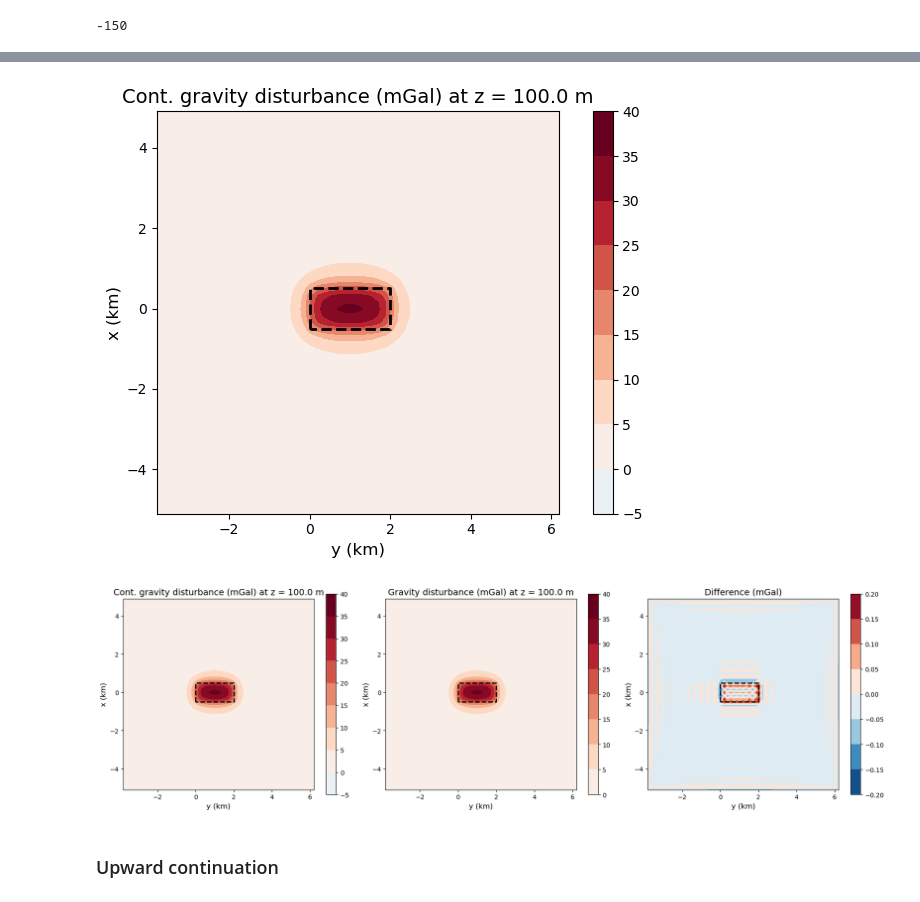
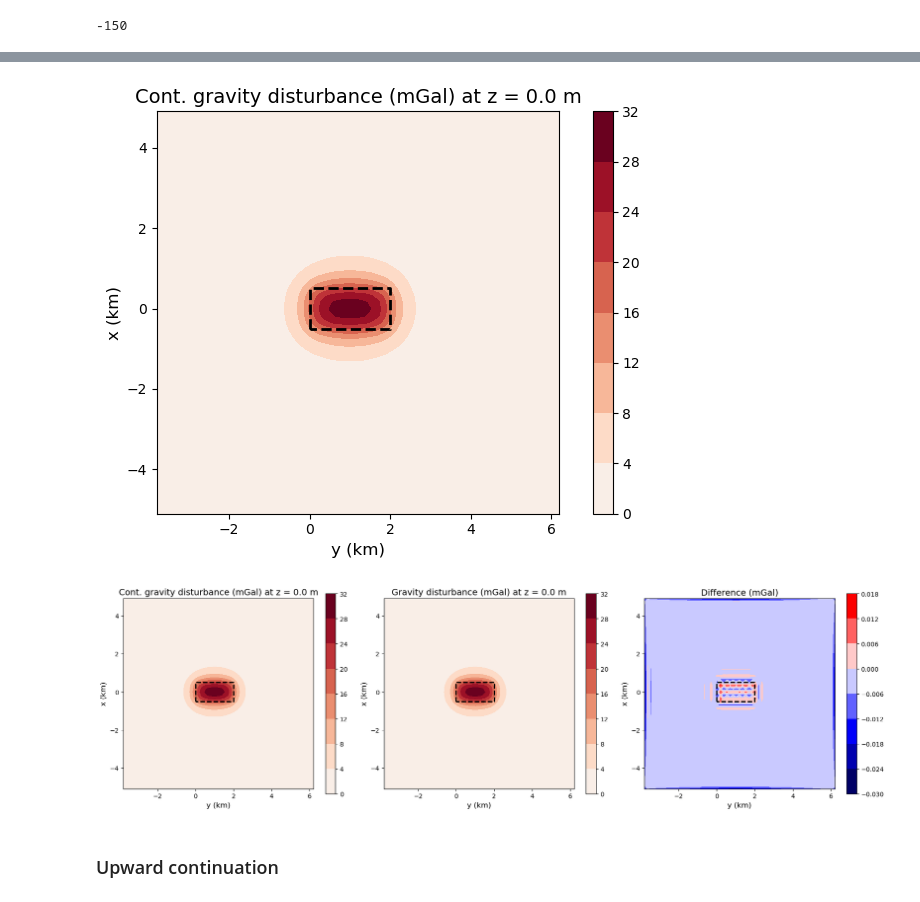
Before and after one commit to birocoles/gravmag, a Jupyter notebook: examples/continuation_Fourier.ipynb, the cells around one changed output, grey strips where cells are left out. Drawn from its saved outputs; the diff is of its cells as text; code cells hidden in the pictures.

```diff
--- a/examples/continuation_Fourier.ipynb
+++ b/examples/continuation_Fourier.ipynb
@@ -116,7 +116,7 @@ coordinates_grid['z']
 # %% [output]
 -150
 # %%
-z_down = 100.
+z_down = 0.
 # %%
 coordinates_grid['z'] = z_down
 # %%
@@ -207,7 +207,7 @@ plt.tight_layout()
 
 plt.show()
 # %% [output]
-[figure, old version]
+[figure, new version]
 # %%
 difference_down = (
     grav_down_cont - data_structures.grid_xy_full_flatten_to_matrix(
@@ -253,35 +253,35 @@ plt.contourf(
 plt.colorbar()
 plf.model_boundaries(model, m2km=True)
 plt.ylim(0.001*coordinates_grid['area'][0], 0.001*coordinates_grid['area'][1])
 plt.xlim(0.001*coordinates_grid['area'][2], 0.001*coordinates_grid['area'][3])
 plt.xlabel('y (km)', fontsize=12)
 plt.ylabel('x (km)', fontsize=12)
 
 plt.subplot(1,3,3)
 
 # set the same scale of the true field at z = 100 m
 bounds_diff = np.max(np.abs(difference_down))
 
 plt.title('Difference (mGal)', fontsize=14)
 plt.axis('scaled')
 plt.contourf(
     Y*0.001, X*0.001,
     difference_down,
-    cmap='RdBu_r',
+    cmap='seismic',
     vmin = -bounds_diff, vmax = bounds_diff
 )
 plt.colorbar()
 plf.model_boundaries(model, m2km=True)
 plt.ylim(0.001*coordinates_grid['area'][0], 0.001*coordinates_grid['area'][1])
 plt.xlim(0.001*coordinates_grid['area'][2], 0.001*coordinates_grid['area'][3])
 plt.xlabel('y (km)', fontsize=12)
 plt.ylabel('x (km)', fontsize=12)
 
 plt.tight_layout()
 
 plt.show()
 # %% [output]
-[figure, old version]
+[figure, new version]
 # %% [markdown]
 ### Upward continuation
 # %%
```
Also changed, not shown: parts of 7 cells of this notebook, 3 other files.
